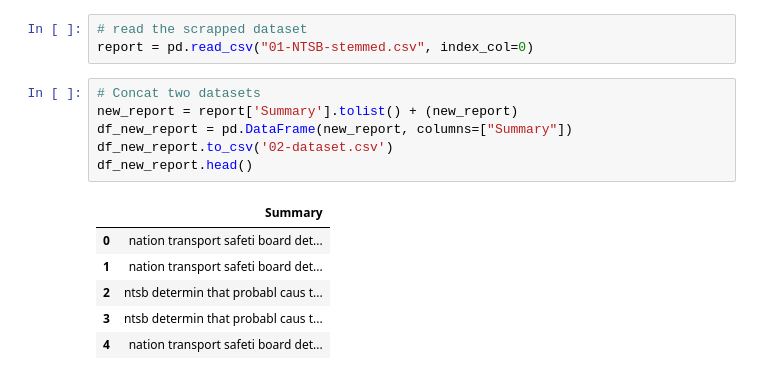
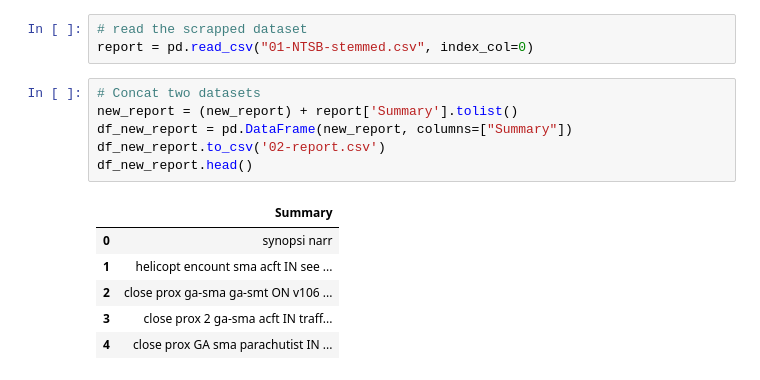
Before and after one commit to lingyigu/acas, a Jupyter notebook: src/02-Preprocessing.ipynb, the cells around one changed output. Saved outputs shown, nothing was run; the diff lists cells and outputs as text.

```diff
--- a/src/02-Preprocessing.ipynb
+++ b/src/02-Preprocessing.ipynb
@@ -93,14 +93,14 @@ word_reference.head()
 report = pd.read_csv("01-NTSB-stemmed.csv", index_col=0)
 # %%
 # Concat two datasets
-new_report = report['Summary'].tolist() + (new_report)
+new_report = (new_report) + report['Summary'].tolist()
 df_new_report = pd.DataFrame(new_report, columns=["Summary"])
-df_new_report.to_csv('02-dataset.csv')
+df_new_report.to_csv('02-report.csv')
 df_new_report.head()
 # %% [output]
 |  | Summary |
-| 0 | nation transport safeti board det... |
-| 1 | nation transport safeti board det... |
-| 2 | ntsb determin that probabl caus t... |
-| 3 | ntsb determin that probabl caus t... |
-| 4 | nation transport safeti board det... |
+| 0 | synopsi narr |
+| 1 | helicopt encount sma acft IN see ... |
+| 2 | close prox ga-sma ga-smt ON v106 ... |
+| 3 | close prox 2 ga-sma acft IN traff... |
+| 4 | close prox GA sma parachutist IN ... |
```
Also changed, not shown: parts of 1 cell of this notebook, 4 other files.
